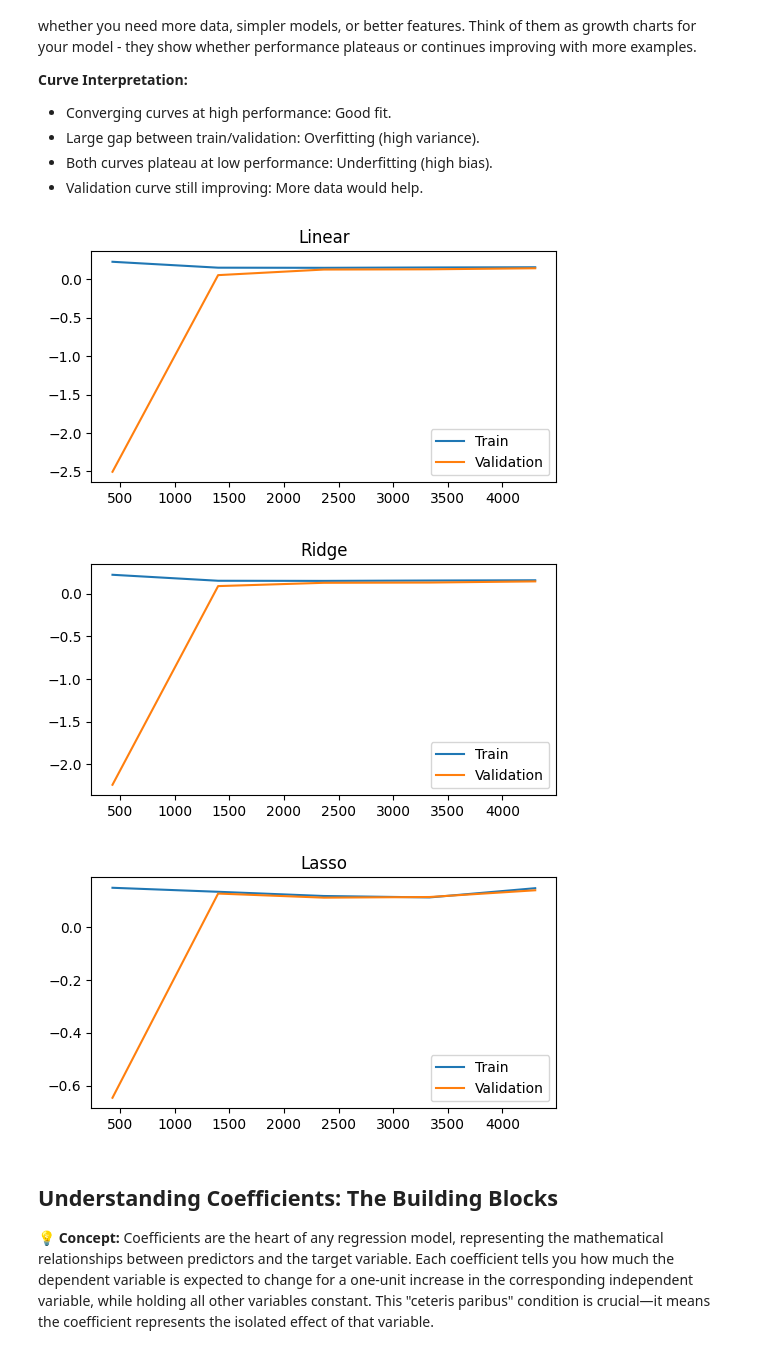
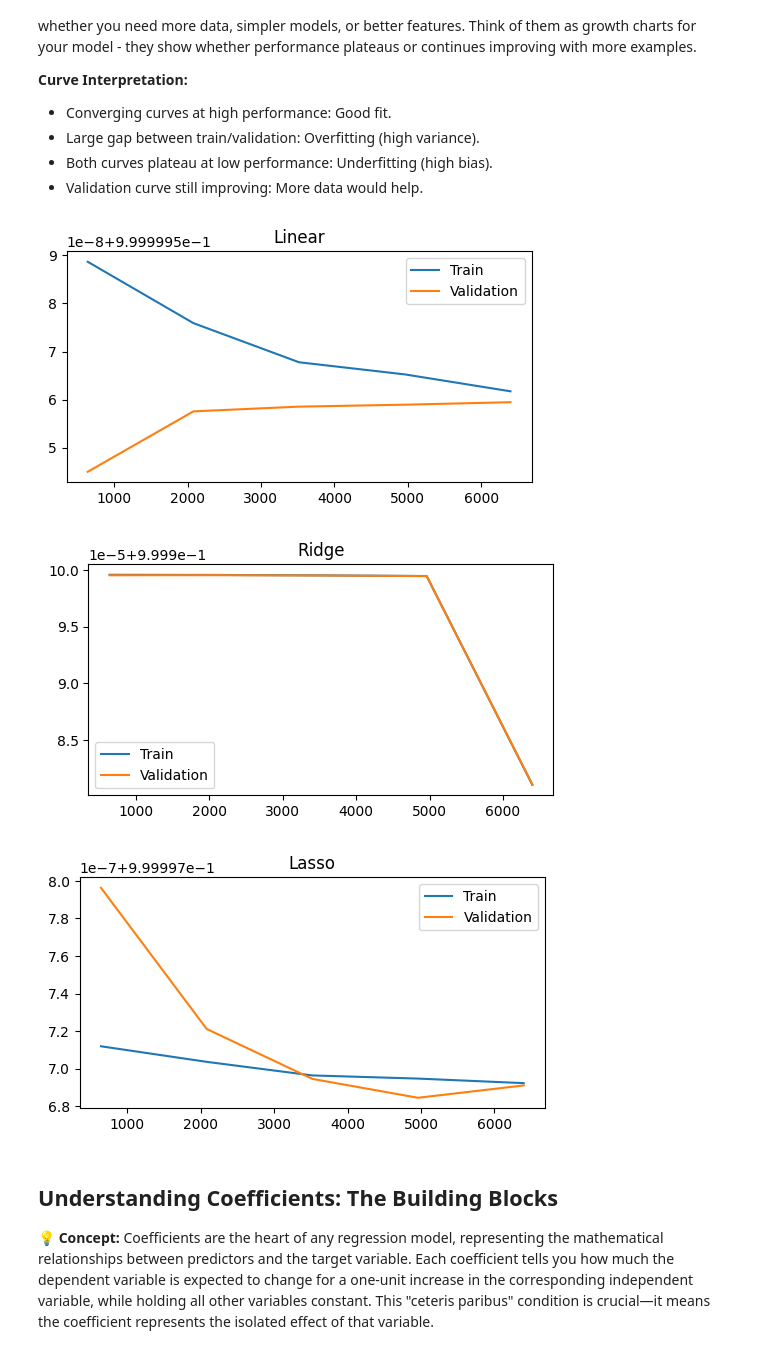
Before and after one commit to lukasbals/tomorrow-university, a Jupyter notebook: 10_regression/sustainability-predictor/notebooks/06_linear_model.ipynb, the cells around one changed output. Drawn from its saved outputs; the diff is of its cells as text; code cells hidden in the pictures.

```diff
--- a/10_regression/sustainability-predictor/notebooks/06_linear_model.ipynb
+++ b/10_regression/sustainability-predictor/notebooks/06_linear_model.ipynb
@@ -57,11 +46,0 @@ Score: -0.133
-# %%
-from sklearn.preprocessing import PolynomialFeatures
-from sklearn.linear_model import LinearRegression
-
-print(X_train.columns)
-poly = PolynomialFeatures(degree=1, include_bias=False)
-X_poly = poly.fit_transform(X_train[["Year"]])
-poly_model = LinearRegression()
-poly_model.fit(X_poly, y_train)
-
-print(f"Score: {poly_model.score(poly.transform(X_test[['Year']]), y_test):.3f}")
@@ -99,10 +73,10 @@ models = {
     "Lasso": LassoCV(max_iter=10000),
 }
 for name, model in models.items():
-    model.fit(X_train, y_train["Average Temperature °C"])
+    model.fit(X_train, y_train["price"])
 
     score = cross_val_score(
-        model, X_train, y_train["Average Temperature °C"], cv=5
+        model, X_train, y_train["price"], cv=5
     ).mean()
     print(f"{name}: {score:.3f}")
 # %% [output]
@@ -161,18 +135,18 @@ Learning curves reveal your model's learning behavior as training data increases
 # %%
 for name, model in models.items():
     train_sizes, train_scores, val_scores = learning_curve(
-        model, X_train, y_train["Average Temperature °C"], cv=5
+        model, X_train, y_train["price"], cv=5
     )
     plt.figure(figsize=(6, 3))
     plt.plot(train_sizes, train_scores.mean(axis=1), label="Train")
     plt.plot(train_sizes, val_scores.mean(axis=1), label="Validation")
     plt.legend()
     plt.title(name)
     plt.show()
 # %% [output]
-[figure, old version]
+[figure, new version]
-[figure, old version]
+[figure, new version]
-[figure, old version]
+[figure, new version]
 # %% [markdown]
 ## Understanding Coefficients: The Building Blocks
 
```
Also changed, not shown: parts of 15 cells of this notebook, 13 other files.
